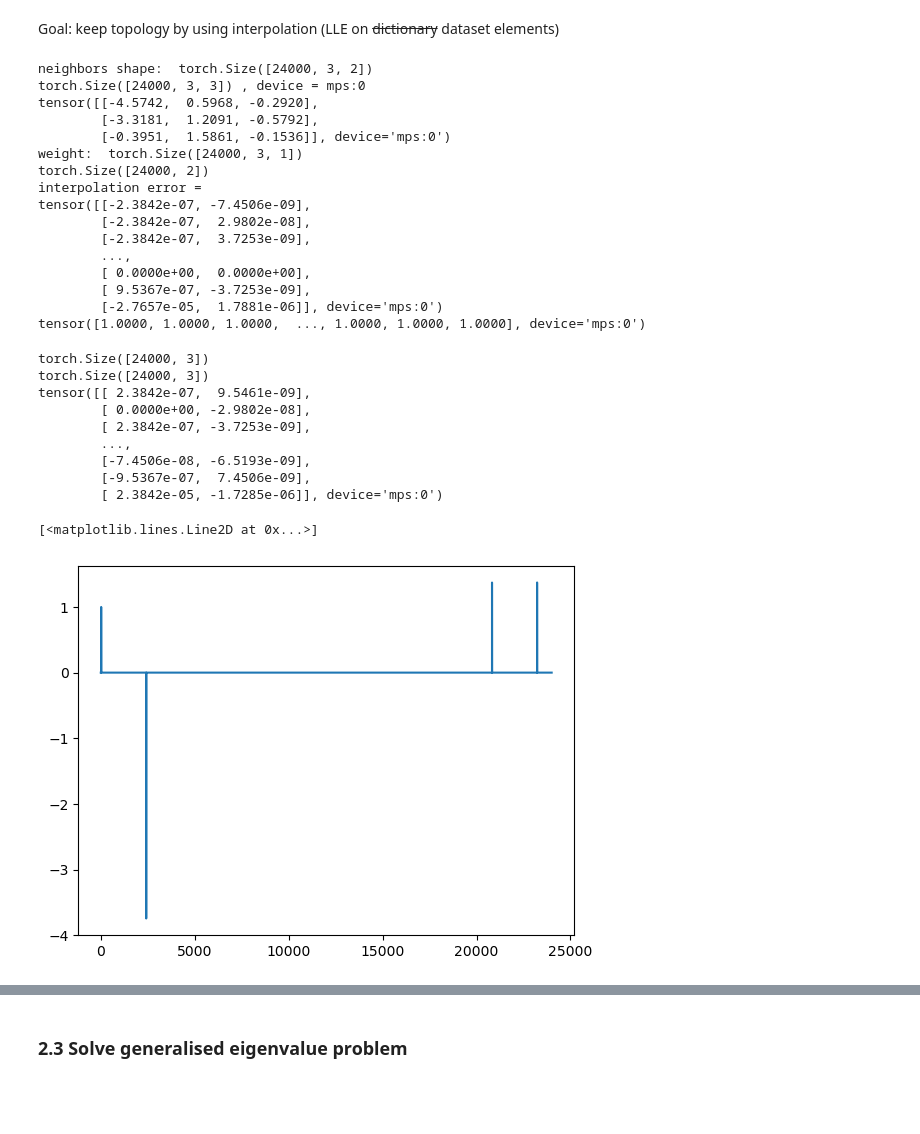
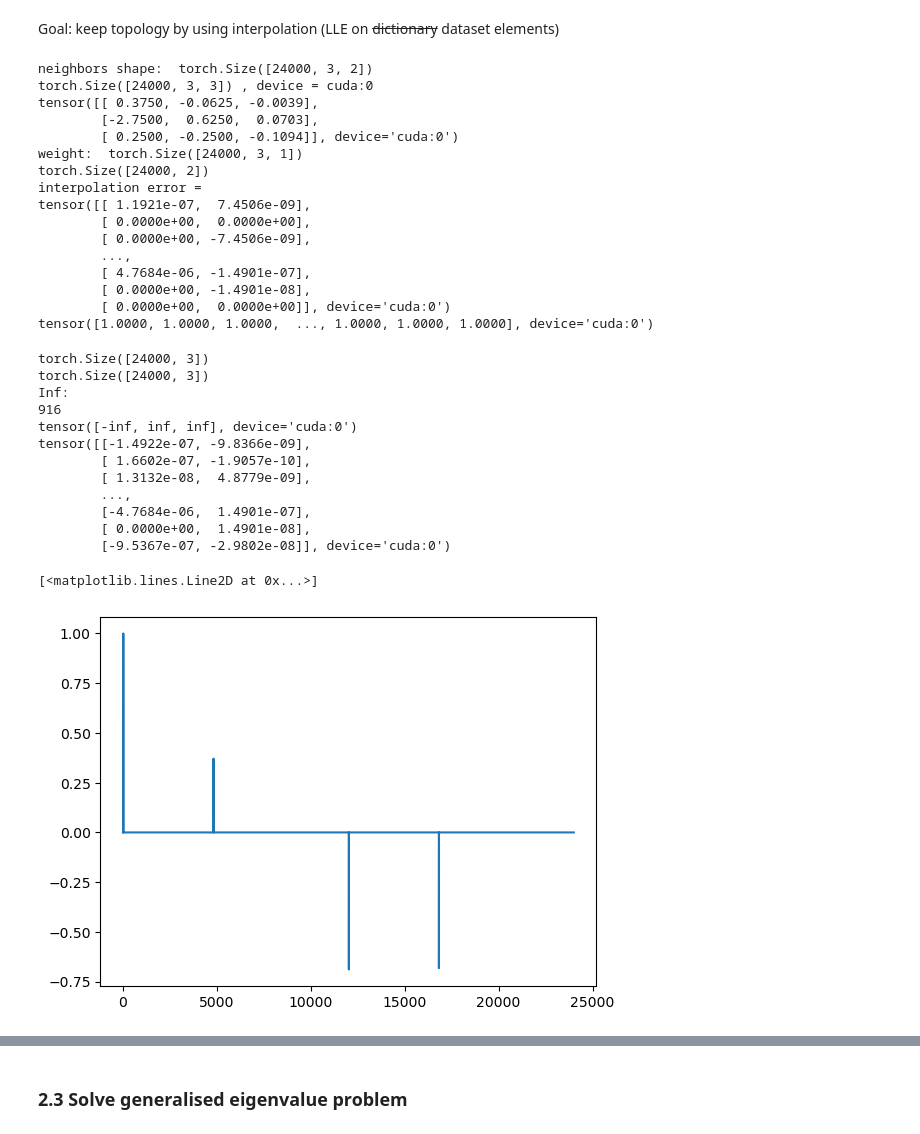
Before and after one commit to derek1909/SignalSpace-WarmUp, a Jupyter notebook: warmup.ipynb, the cells around one changed output, grey strips where cells are left out. Cells and saved outputs as stored; diff of their text form; code cells hidden in the pictures; blank space fills up the shorter version.

Commit message:
[Big Problem] CPU vs Cuda precision not match

```diff
--- a/warmup.ipynb
+++ b/warmup.ipynb
@@ -163,8 +163,8 @@ Goal: minimising distance between neighbours
 Goal: keep topology by using interpolation (LLE on ~~dictionary~~ dataset elements)
 # %%
 ## interpolation Weight matrix
-
-neighbors = data_tensor[neighbors_indices,:] # (N,k,2)
+data_tensor = data_tensor.to(torch.float32)
+neighbors = data_tensor[neighbors_indices,:] #ss (N,k,2)
 
 print('neighbors shape: ', neighbors.shape)
 
@@ -187,45 +187,52 @@ print(recon_dataset - data_tensor)
 print(torch.sum(weight,dim=1))
 # %% [output]
 neighbors shape:  torch.Size([24000, 3, 2])
-torch.Size([24000, 3, 3]) , device = mps:0
-tensor([[-4.5742,  0.5968, -0.2920],
-        [-3.3181,  1.2091, -0.5792],
-        [-0.3951,  1.5861, -0.1536]], device='mps:0')
+torch.Size([24000, 3, 3]) , device = cuda:0
+tensor([[ 0.3750, -0.0625, -0.0039],
+        [-2.7500,  0.6250,  0.0703],
+        [ 0.2500, -0.2500, -0.1094]], device='cuda:0')
 weight:  torch.Size([24000, 3, 1])
 torch.Size([24000, 2])
 interpolation error =
-tensor([[-2.3842e-07, -7.4506e-09],
-        [-2.3842e-07,  2.9802e-08],
-        [-2.3842e-07,  3.7253e-09],
+tensor([[ 1.1921e-07,  7.4506e-09],
+        [ 0.0000e+00,  0.0000e+00],
+        [ 0.0000e+00, -7.4506e-09],
         ...,
-        [ 0.0000e+00,  0.0000e+00],
-        [ 9.5367e-07, -3.7253e-09],
-        [-2.7657e-05,  1.7881e-06]], device='mps:0')
-tensor([1.0000, 1.0000, 1.0000,  ..., 1.0000, 1.0000, 1.0000], device='mps:0')
+        [ 4.7684e-06, -1.4901e-07],
+        [ 0.0000e+00, -1.4901e-08],
+        [ 0.0000e+00,  0.0000e+00]], device='cuda:0')
+tensor([1.0000, 1.0000, 1.0000,  ..., 1.0000, 1.0000, 1.0000], device='cuda:0')
 # %%
 print(neighbors_indices.shape)
 print(weight.shape)
 Diff = torch.eye(Act.shape[0], device=device) # (N,N)
 
 # Iterate over each row (for each data point)
 for i in range(neighbors_indices.size(0)):
     # Select vaelements from Diff based on indices and apply weights
+    if torch.isinf(weight[i]).any().item():
+        print('Inf:')
+        print(i)
+        print(weight[i])
     Diff[i, neighbors_indices[i]] -= weight[i]
 
 
 # Validation
 print(Diff @ data_tensor) # after diff, data should be ~zero
 diff = Diff.cpu()[22]
 plt.plot(diff)
 # %% [output]
 torch.Size([24000, 3])
 torch.Size([24000, 3])
-tensor([[ 2.3842e-07,  9.5461e-09],
-        [ 0.0000e+00, -2.9802e-08],
-        [ 2.3842e-07, -3.7253e-09],
+Inf:
+916
+tensor([-inf, inf, inf], device='cuda:0')
+tensor([[-1.4922e-07, -9.8366e-09],
+        [ 1.6602e-07, -1.9057e-10],
+        [ 1.3132e-08,  4.8779e-09],
         ...,
-        [-7.4506e-08, -6.5193e-09],
-        [-9.5367e-07,  7.4506e-09],
-        [ 2.3842e-05, -1.7285e-06]], device='mps:0')
+        [-4.7684e-06,  1.4901e-07],
+        [ 0.0000e+00,  1.4901e-08],
+        [-9.5367e-07, -2.9802e-08]], device='cuda:0')
 [<matplotlib.lines.Line2D at 0x...>]
-[figure, old version]
+[figure, new version]
```
Also changed, not shown: parts of 8 cells of this notebook.
